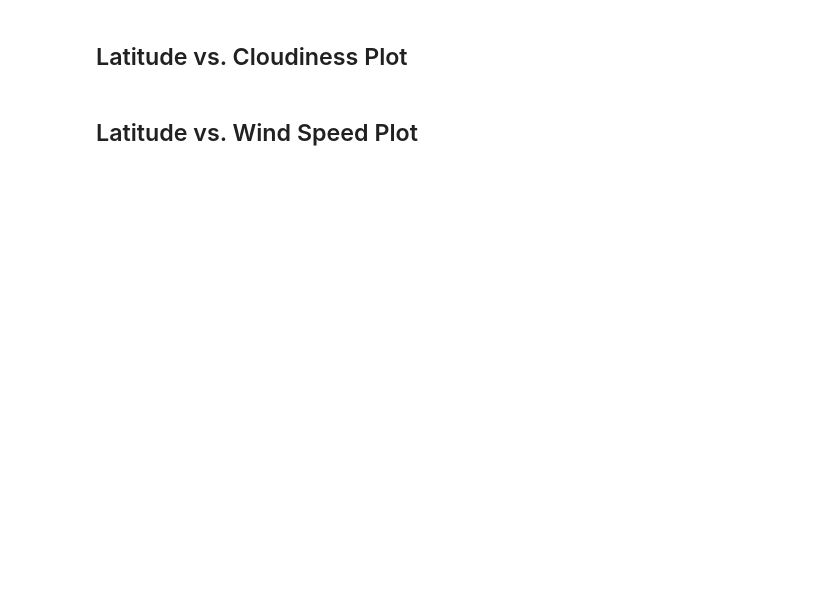
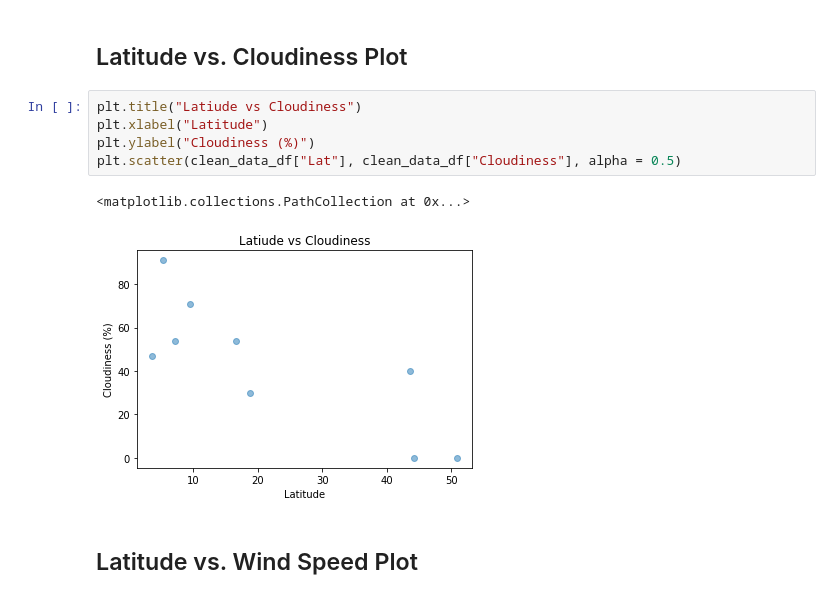
Before and after one commit to rmaher314/HW6-Python_API2, a Jupyter notebook: WeatherPy/WeatherPy.ipynb, the cells around one changed output. Drawn from its saved outputs; the diff is of its cells as text; blank space fills up the shorter version.

```diff
--- a/WeatherPy/WeatherPy.ipynb
+++ b/WeatherPy/WeatherPy.ipynb
@@ -195,4 +250,12 @@ Skip this step if there are no cities that have humidity > 100%.
 # %% [markdown]
 ## Latitude vs. Cloudiness Plot
+# %%
+plt.title("Latiude vs Cloudiness")
+plt.xlabel("Latitude")
+plt.ylabel("Cloudiness (%)")
+plt.scatter(clean_data_df["Lat"], clean_data_df["Cloudiness"], alpha = 0.5)
+# %% [output]
+<matplotlib.collections.PathCollection at 0x...>
+[figure, added]
 # %% [markdown]
 ## Latitude vs. Wind Speed Plot
```
Also changed, not shown: parts of 7 cells of this notebook.
